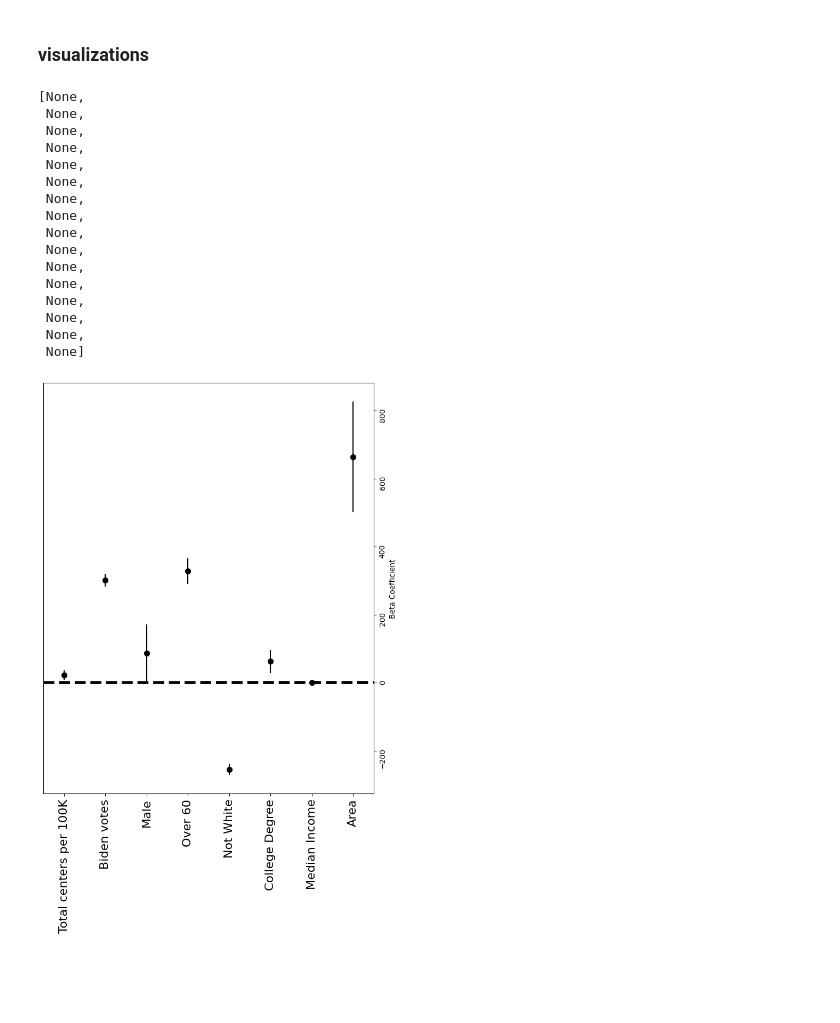
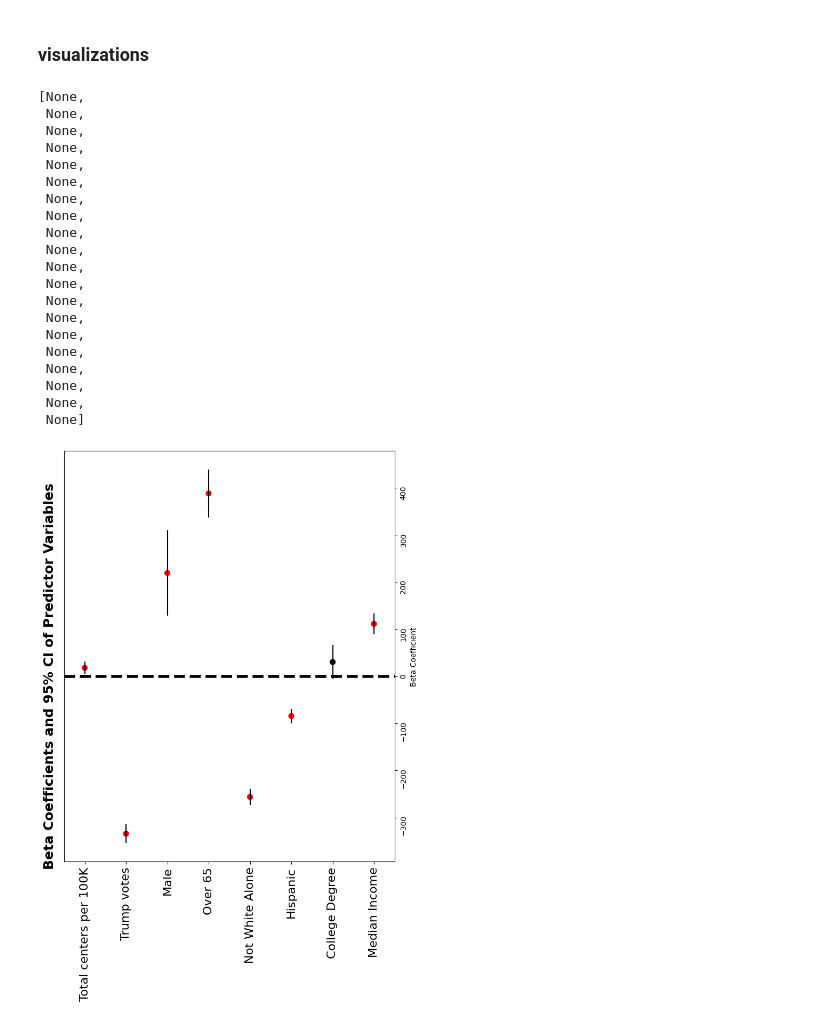
Before and after one commit to youribenadjaoud/mph-thesis, a Jupyter notebook: src/notebooks/county_level.ipynb, the cells around one changed output. Drawn from its saved outputs; the diff is of its cells as text; code cells hidden in the pictures; blank space fills up the shorter version.

```diff
--- a/src/notebooks/county_level.ipynb
+++ b/src/notebooks/county_level.ipynb
@@ -800,7 +681,9 @@ voting
 # filter demographics dataset
 
 demographics_raw["GEOID"] = demographics_raw["GEOID"].str.replace("05000US", "")
-demographics_filter = demographics_raw.loc[demographics_raw.STUSAB.isin(states_ab_list)]
+demographics_filter = demographics_raw.loc[
+    demographics_raw.STUSAB.isin(fips_to_state.values())
+]
 demographics = demographics_filter.rename(columns=ipums_to_demo)
 demographics = demographics.filter(ipums_to_demo.values())
 # %%
@@ -924,6 +819,12 @@ bachelor_degree_plus = [
 
 demographics["degree"] = demographics.loc[:, bachelor_degree_plus].sum(axis=1)
 demographics["no_degree"] = demographics.loc[:, bachelor_degree_minus].sum(axis=1)
+# %%
+# set median income for $1,000 differences
+
+demographics["median_income_1000"] = (
+    demographics["median_household_income_in_the_past_12_months"] / 1000
+)
 # %%
 demographics
 # %% [output]
@@ -964,6 +865,12 @@ def add_zero(x):
 
 
 urban_rural["GEOID"] = urban_rural["GEOID"].apply(add_zero)
+# %%
+# create dummy codes for 6 categories
+
+ac_dummy = pd.get_dummies(urban_rural["area_code"], prefix="ac")
+
+urban_rural = pd.concat([urban_rural, ac_dummy], axis=1)
 # %%
 urban_rural
 # %% [output]
@@ -1191,9 +1256,10 @@ Notes:
 # %%
 # multivariable OLS analysis
+
 import statsmodels.formula.api as sm
 
 regression_multi = sm.ols(
-    formula="bivalent_5plus_pct_elig_100k ~ total_centers_100k  + biden + male + over_60 + non_white + degree + median_household_income_in_the_past_12_months + area_code",
+    formula="bivalent_18plus_pct_elig_100k ~ total_centers_100k  + trump + male + over_65 + not_white_alone + hispanic + degree + median_income_1000",
     data=final_df,
 ).fit()
 
@@ -1233,7 +1301,7 @@ regression_df["significant"] = regression_df["p_value"] < 0.05
 # plot beta coefficients and standard error
 
 fig, ax = plt.subplots(figsize=(8, 10))
-colors = np.where(regression_df["significant"], "red", "gray")
+colors = np.where(regression_df["significant"], "red", "black")
 regression_df.plot(
     x="variables",
     y="coefficient",
@@ -1250,44 +1318,59 @@ ax.scatter(
     marker="o",
     s=50,
     y=regression_df["coefficient"],
-    color="black",
+    color=colors,
 )
 ax.axhline(y=0, linestyle="--", color="black", linewidth=4)
 ax.set_xticklabels(
     [
         "Total centers per 100K",
-        "Biden votes",
+        "Trump votes",
         "Male",
-        "Over 60",
-        "Not White",
+        "Over 65",
+        "Not White Alone",
+        "Hispanic",
         "College Degree",
         "Median Income",
-        "Area",
     ],
     rotation=90,
     fontsize=16,
 )
 ax.yaxis.set_label_position("right")
 ax.yaxis.tick_right()
+
+ax.text(
+    -1,
+    1,
+    "Beta Coefficients and 95% CI of Predictor Variables",
+    va="center",
+    rotation="vertical",
+    fontsize=18,
+    fontweight="bold",
+)
+
 plt.setp(ax.get_yticklabels(), rotation=90)
 # %% [output]
 [None,
  None,
  None,
  None,
  None,
  None,
  None,
  None,
  None,
  None,
  None,
  None,
  None,
  None,
  None,
+ None,
+ None,
+ None,
+ None,
  None]
-[figure, old version]
+[figure, new version]
 # %%
 # graph the relationsip between clinics and bivalent uptake
 ## this figure does not account for any covariates
```
Also changed, not shown: parts of 59 cells of this notebook.
